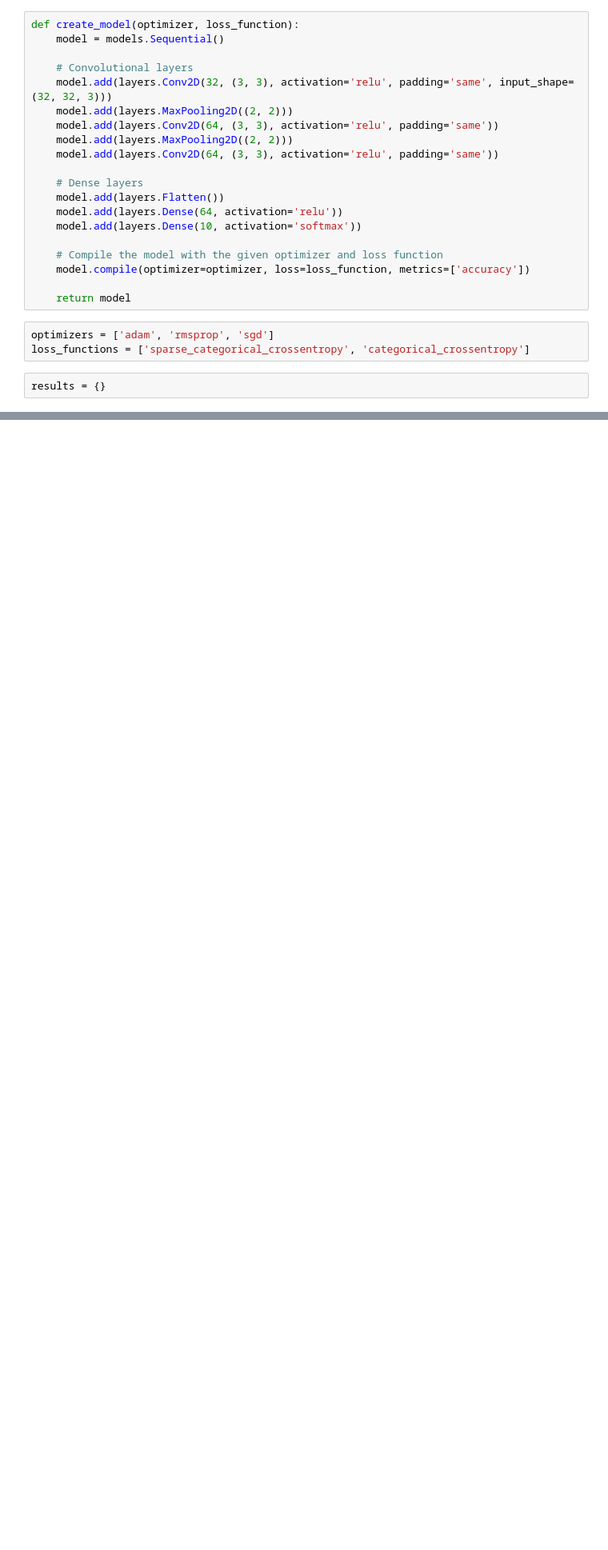
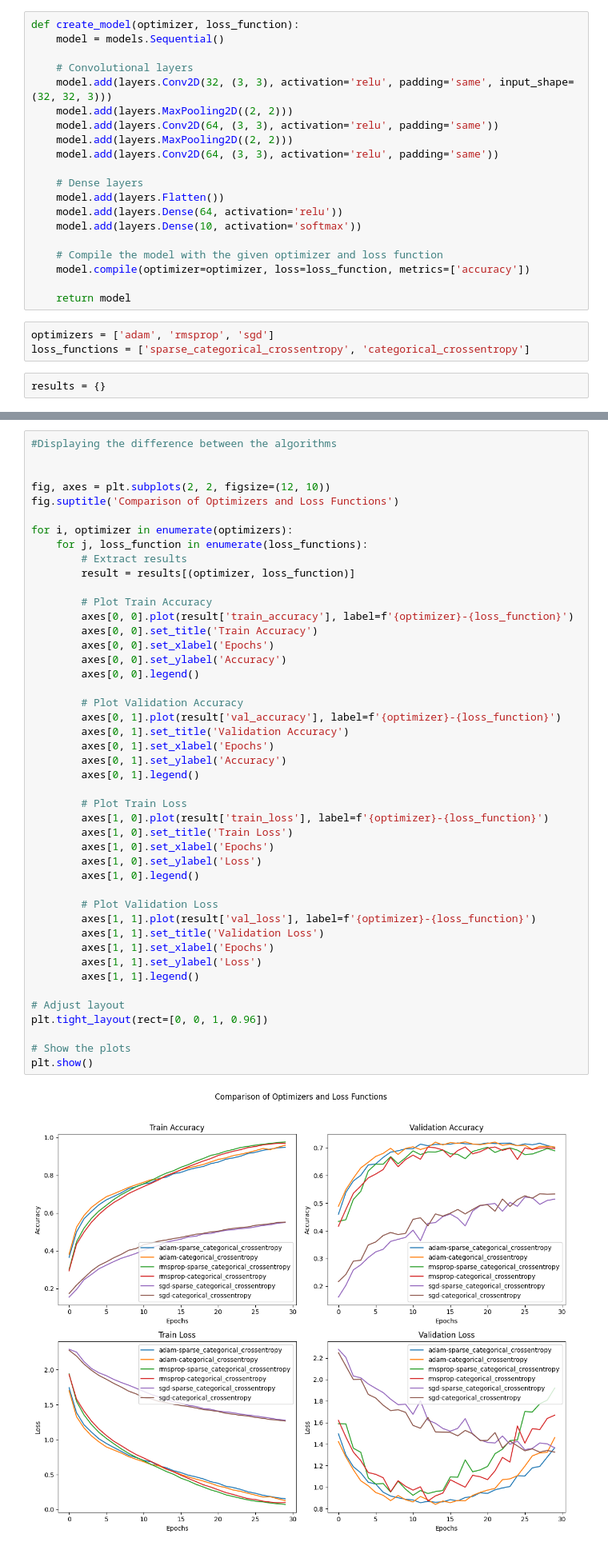
Before and after one commit to Tanbir34872a/CVPR, a Jupyter notebook: Final/CNN_final_aasignment_1.ipynb, the cells around one changed output, grey strips where cells are left out. Shown: that part at 80% size. Cells and saved outputs as stored; diff of their text form; blank space fills up the shorter version.

Commit message:
Fixed bugs, showed comparison.

```diff
--- a/Final/CNN_final_aasignment_1.ipynb
+++ b/Final/CNN_final_aasignment_1.ipynb
@@ -130,0 +166,47 @@ plt.show()
+# %%
+#Displaying the difference between the algorithms
+
+
+fig, axes = plt.subplots(2, 2, figsize=(12, 10))
+fig.suptitle('Comparison of Optimizers and Loss Functions')
+
+for i, optimizer in enumerate(optimizers):
+    for j, loss_function in enumerate(loss_functions):
+        # Extract results
+        result = results[(optimizer, loss_function)]
+
+        # Plot Train Accuracy
+        axes[0, 0].plot(result['train_accuracy'], label=f'{optimizer}-{loss_function}')
+        axes[0, 0].set_title('Train Accuracy')
+        axes[0, 0].set_xlabel('Epochs')
+        axes[0, 0].set_ylabel('Accuracy')
+        axes[0, 0].legend()
+
+        # Plot Validation Accuracy
+        axes[0, 1].plot(result['val_accuracy'], label=f'{optimizer}-{loss_function}')
+        axes[0, 1].set_title('Validation Accuracy')
+        axes[0, 1].set_xlabel('Epochs')
+        axes[0, 1].set_ylabel('Accuracy')
+        axes[0, 1].legend()
+
+        # Plot Train Loss
+        axes[1, 0].plot(result['train_loss'], label=f'{optimizer}-{loss_function}')
+        axes[1, 0].set_title('Train Loss')
+        axes[1, 0].set_xlabel('Epochs')
+        axes[1, 0].set_ylabel('Loss')
+        axes[1, 0].legend()
+
+        # Plot Validation Loss
+        axes[1, 1].plot(result['val_loss'], label=f'{optimizer}-{loss_function}')
+        axes[1, 1].set_title('Validation Loss')
+        axes[1, 1].set_xlabel('Epochs')
+        axes[1, 1].set_ylabel('Loss')
+        axes[1, 1].legend()
+
+# Adjust layout
+plt.tight_layout(rect=[0, 0, 1, 0.96])
+
+# Show the plots
+plt.show()
+# %% [output]
+[figure, added]
```
Also changed, not shown: parts of 10 cells of this notebook.
